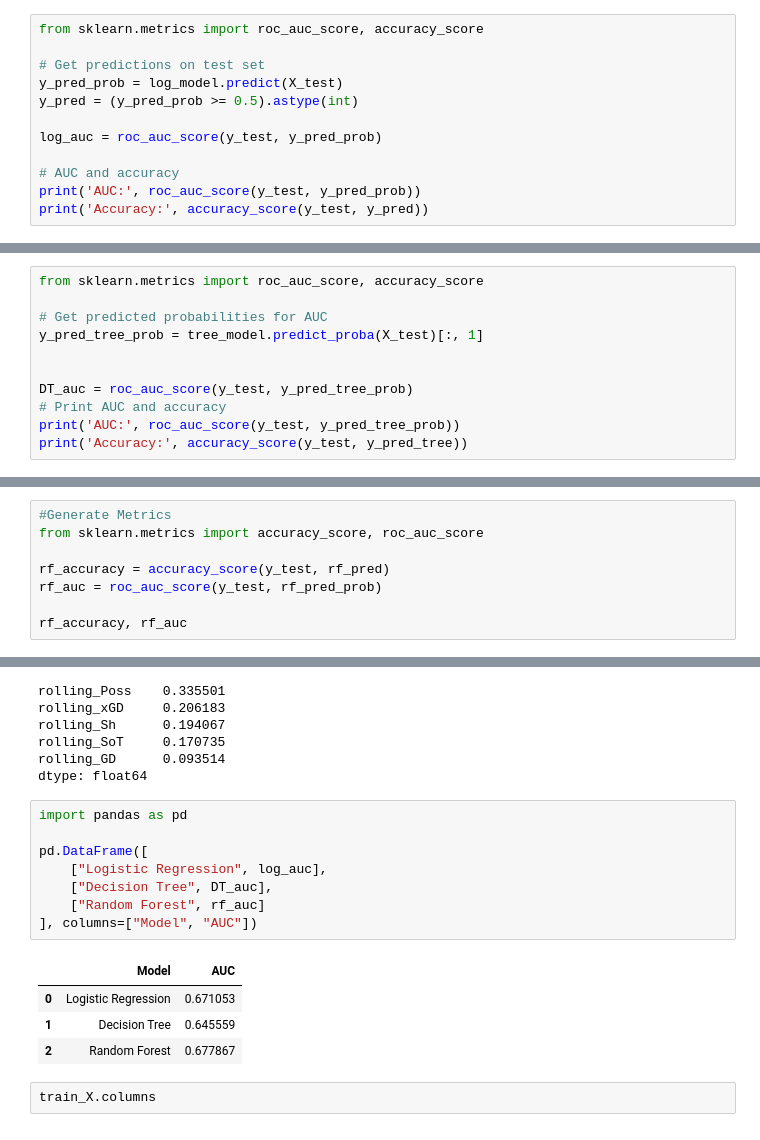
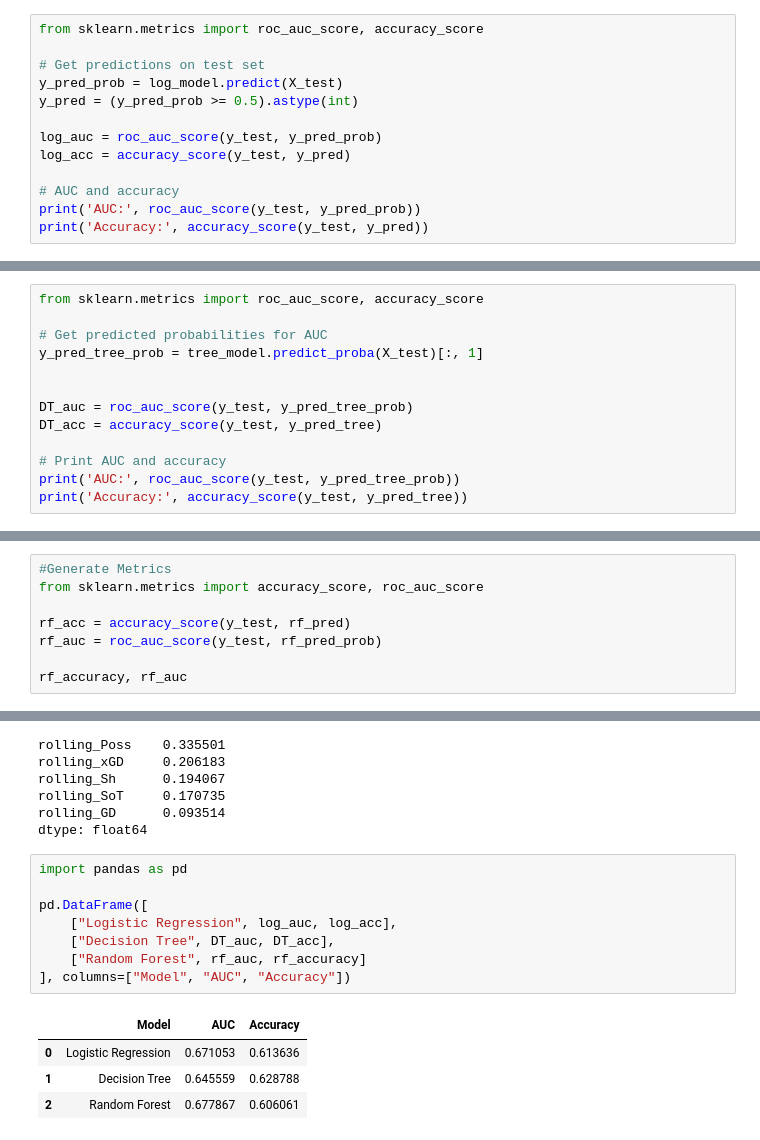
Before and after one commit to jamilg9/epl-match-prediction, a Jupyter notebook: notebooks/EPL 23_24_classification_models.ipynb, the cells around one changed output, grey strips where cells are left out. Saved outputs shown, nothing was run; the diff lists cells and outputs as text.

```diff
--- a/notebooks/EPL 23_24_classification_models.ipynb
+++ b/notebooks/EPL 23_24_classification_models.ipynb
@@ -93,6 +99,7 @@ y_pred_prob = log_model.predict(X_test)
 y_pred = (y_pred_prob >= 0.5).astype(int)
 
 log_auc = roc_auc_score(y_test, y_pred_prob)
+log_acc = accuracy_score(y_test, y_pred)
 
 # AUC and accuracy
 print('AUC:', roc_auc_score(y_test, y_pred_prob))
@@ -168,6 +177,8 @@ y_pred_tree_prob = tree_model.predict_proba(X_test)[:, 1]
 
 
 DT_auc = roc_auc_score(y_test, y_pred_tree_prob)
+DT_acc = accuracy_score(y_test, y_pred_tree)
+
 # Print AUC and accuracy
 print('AUC:', roc_auc_score(y_test, y_pred_tree_prob))
 print('Accuracy:', accuracy_score(y_test, y_pred_tree))
@@ -218,7 +222,7 @@ rf_pred_prob = rf.predict_proba(X_test)[:,1]
 #Generate Metrics
 from sklearn.metrics import accuracy_score, roc_auc_score
 
-rf_accuracy = accuracy_score(y_test, rf_pred)
+rf_acc = accuracy_score(y_test, rf_pred)
 rf_auc = roc_auc_score(y_test, rf_pred_prob)
 
 rf_accuracy, rf_auc
@@ -243,16 +247,14 @@ dtype: float64
 # %%
 import pandas as pd
 
 pd.DataFrame([
-    ["Logistic Regression", log_auc],
-    ["Decision Tree", DT_auc],
-    ["Random Forest", rf_auc]
-], columns=["Model", "AUC"])
+    ["Logistic Regression", log_auc, log_acc],
+    ["Decision Tree", DT_auc, DT_acc],
+    ["Random Forest", rf_auc, rf_accuracy]
+], columns=["Model", "AUC", "Accuracy"])
 # %% [output]
-|  | Model | AUC |
-| 0 | Logistic Regression | 0.671053 |
-| 1 | Decision Tree | 0.645559 |
-| 2 | Random Forest | 0.677867 |
+|  | Model | AUC | Accuracy |
+| 0 | Logistic Regression | 0.671053 | 0.613636 |
+| 1 | Decision Tree | 0.645559 | 0.628788 |
+| 2 | Random Forest | 0.677867 | 0.606061 |
-# %%
-train_X.columns
 # %% [markdown]
```
Also changed, not shown: parts of 6 cells of this notebook, 6 other files.
